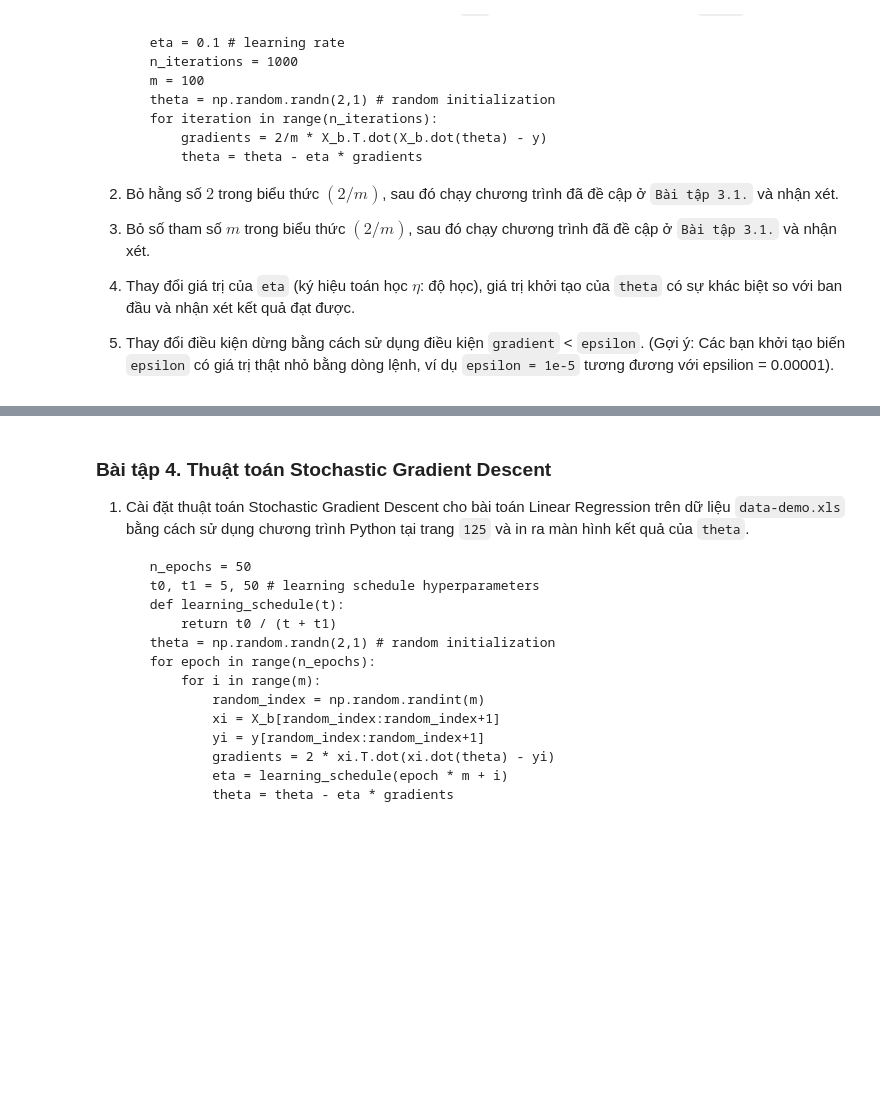
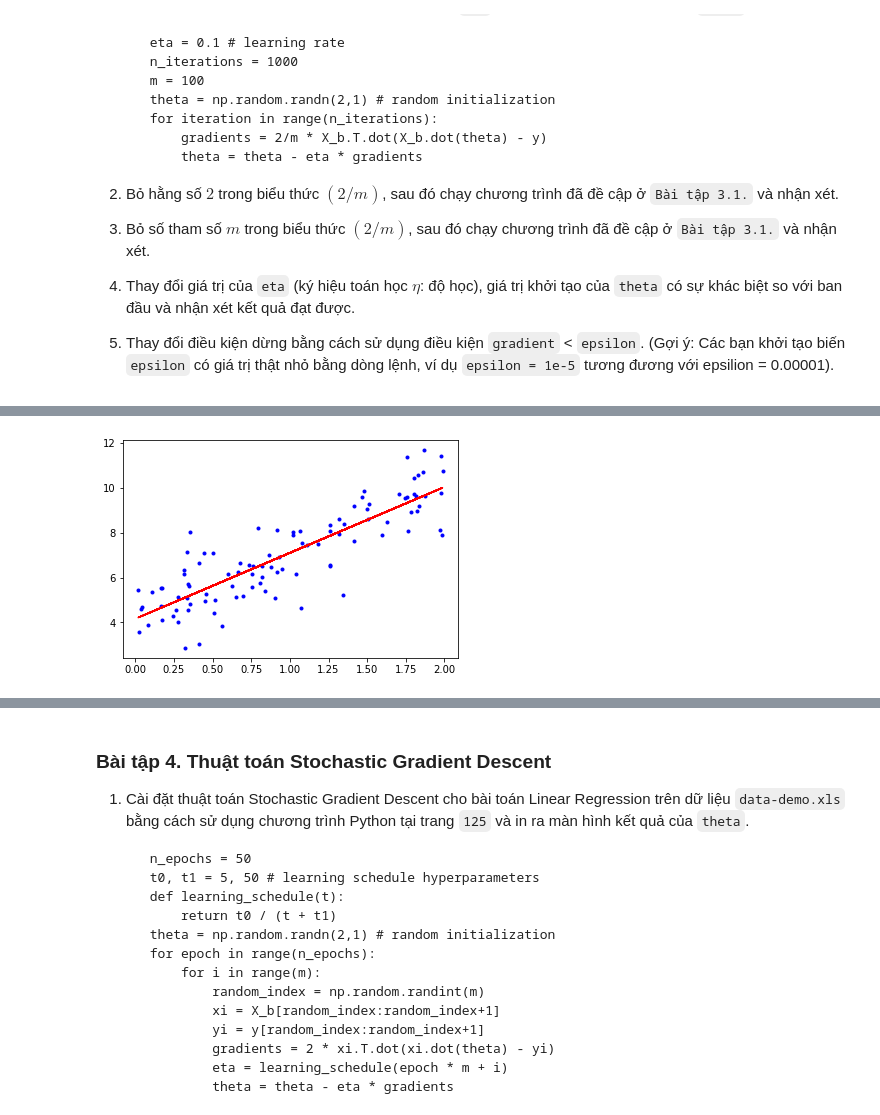
Before and after one commit to VinhDevNguyen/Machine-Learning, a Jupyter notebook: LAB03/BTTH_Tuan4.ipynb, the cells around one changed output, grey strips where cells are left out. Cells and saved outputs as stored; diff of their text form; code cells hidden in the pictures; blank space fills up the shorter version.

```diff
--- a/LAB03/BTTH_Tuan4.ipynb
+++ b/LAB03/BTTH_Tuan4.ipynb
@@ -79,0 +223,9 @@ gradient_descent(0.1, -7.5, x, y)
+# %%
+def bgd1(theta, X_b, y):
+    learning_rate = 0.1
+    iteration = 1000
+    m = 100
+    for i in range(iteration):
+        gradients = 1/m * X_b.T.dot(X_b.dot(theta) - y)
+        theta = theta - learning_rate * gradients
+    return theta
@@ -79,0 +244,8 @@ gradient_descent(0.1, -7.5, x, y)
+# %%
+y_predict = X_b.dot(theta_best)
+# %%
+plt.plot(X, y, "b.")
+plt.plot(X, y_predict, "r-")
+plt.show()
+# %% [output]
+[figure, added]
```
Also changed, not shown: parts of 50 cells of this notebook.
